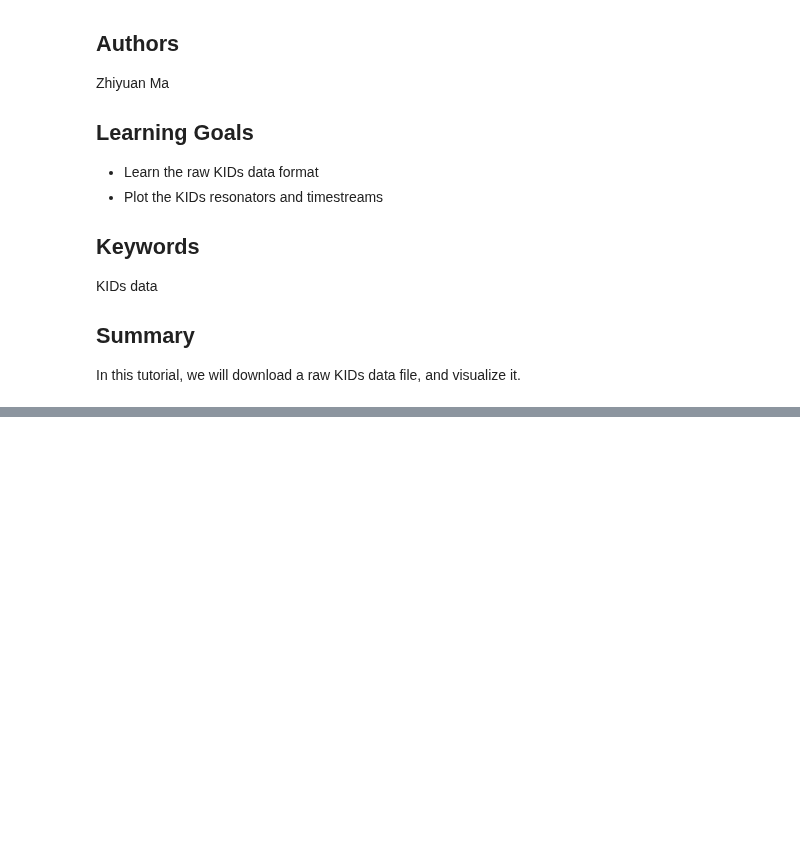
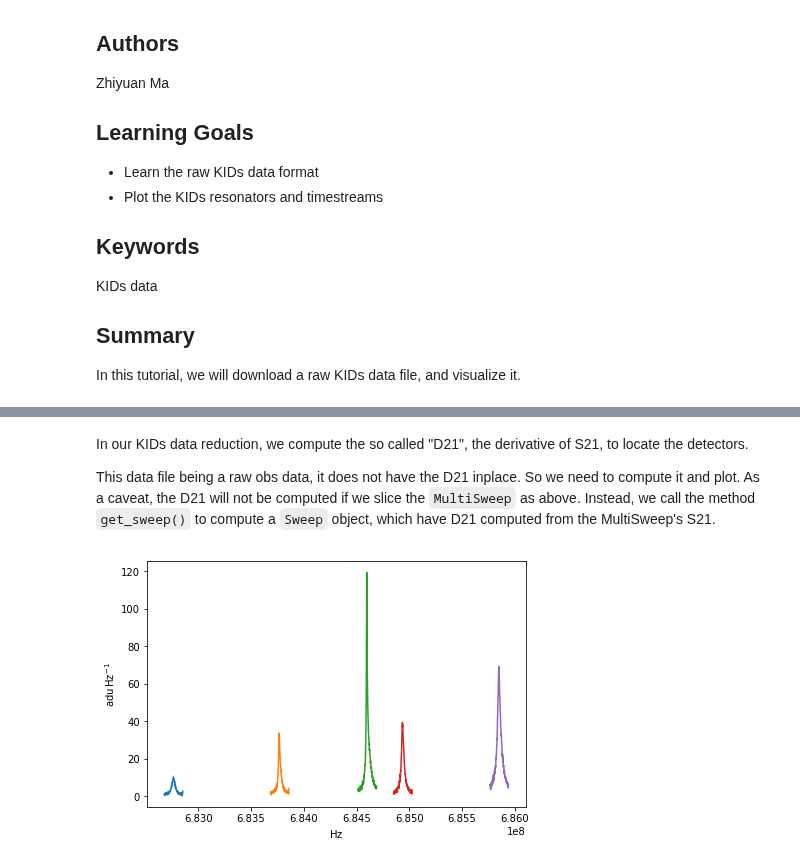
Before and after one commit to toltec-astro/tolteca_tutorials, a Jupyter notebook: tutorials/notebooks/basic_obs_data/basic_obs_data.ipynb, the cells around one changed output, grey strips where cells are left out. Drawn from its saved outputs; the diff is of its cells as text; code cells hidden in the pictures; blank space fills up the shorter version.

```diff
--- a/tutorials/notebooks/basic_obs_data/basic_obs_data.ipynb
+++ b/tutorials/notebooks/basic_obs_data/basic_obs_data.ipynb
@@ -29,0 +172,11 @@ ValueError: unable to parse meta from source FileLoc(/var/folders/zc/33kgh8vx3z3
+# %% [markdown]
+In our KIDs data reduction, we compute the so called "D21", the derivative of S21, to locate the detectors.
+
+This data file being a raw obs data, it does not have the D21 inplace. So we need to compute it and plot. As a caveat, the D21 will not be computed if we slice the `MultiSweep` as above. Instead, we call the method `get_sweep()` to compute a `Sweep` object, which have D21 computed from the MultiSweep's S21.
+# %%
+fig, ax1 = plt.subplots(1, 1, constrained_layout=True)
+for i in range(5):
+    swp = kd.get_sweep(i)  # swp is a `kidsproc.kidsdata.Sweep`
+    ax1.plot(swp.frequency, swp.D21)  # f - |D21|
+# %% [output]
+[figure, added]
```
Also changed, not shown: parts of 29 cells of this notebook, 4 other files.
